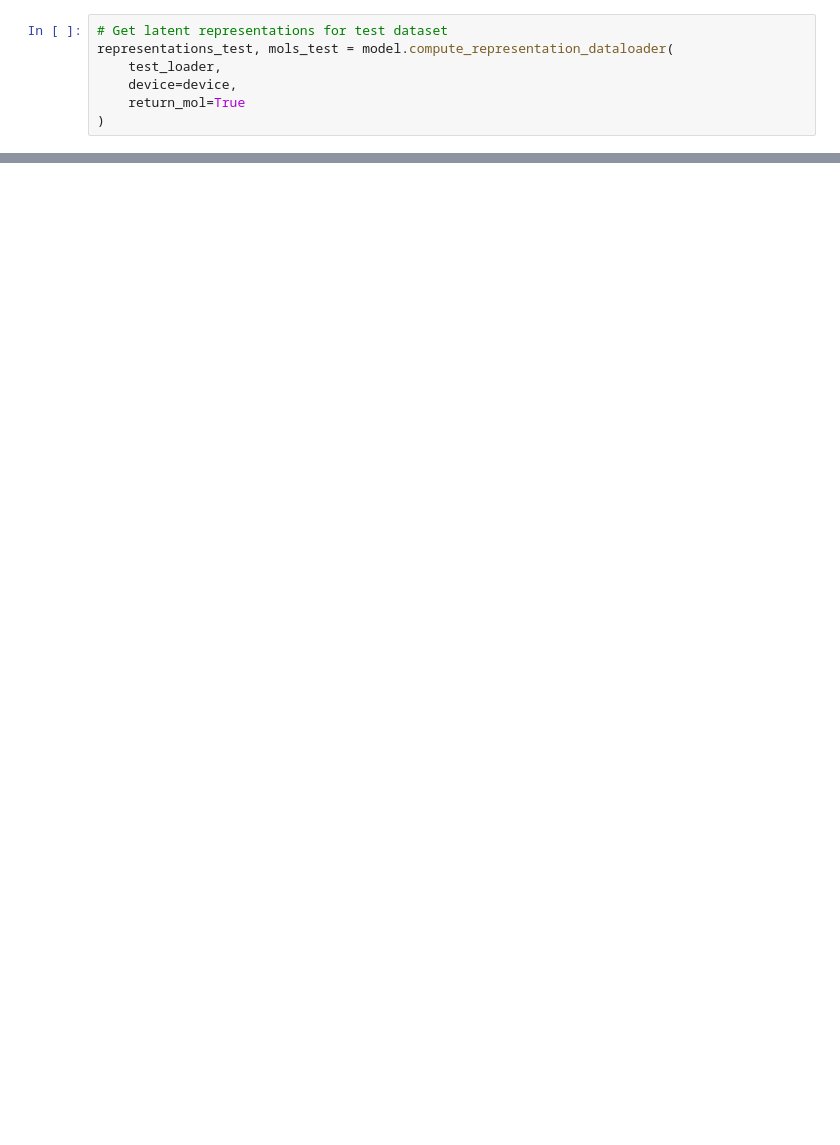
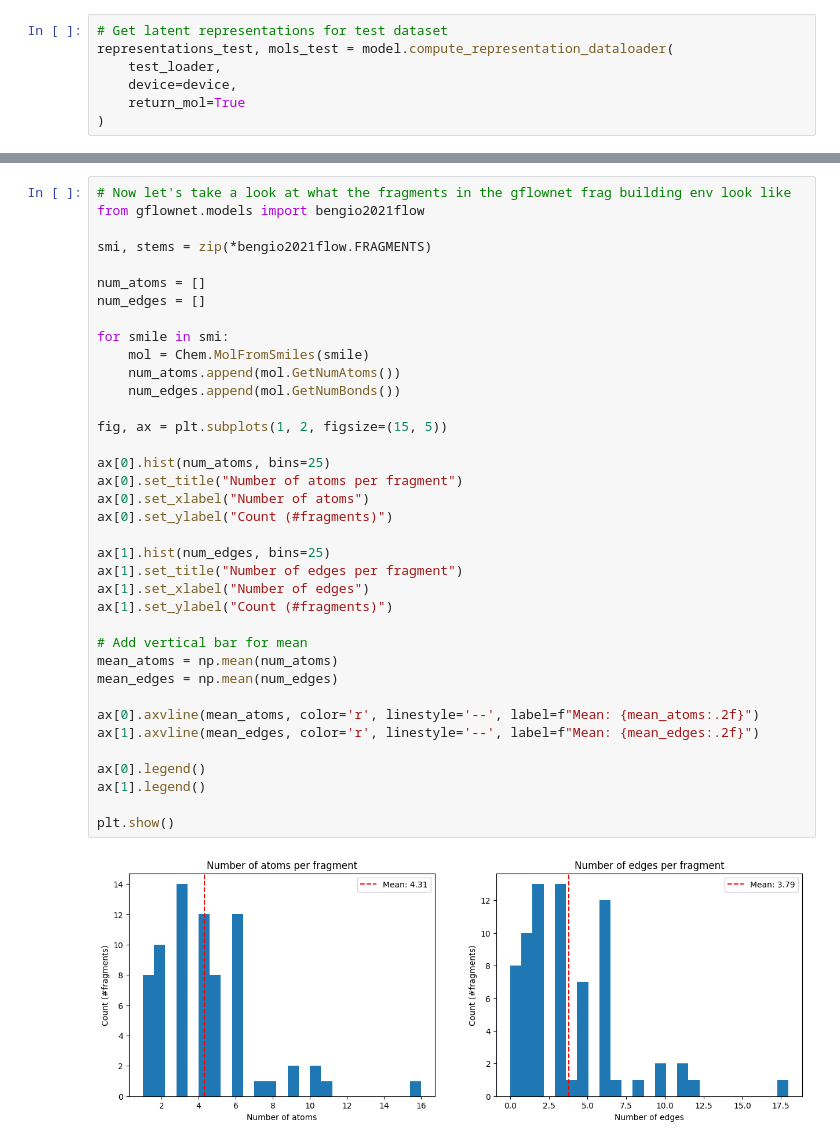
Before and after one commit to TheMatrixMaster/mmc-gene, a Jupyter notebook: multimodal_contrastive/analysis/debug_gfn.ipynb, the cells around one changed output, grey strips where cells are left out. Drawn from its saved outputs; the diff is of its cells as text; blank space fills up the shorter version.

```diff
--- a/multimodal_contrastive/analysis/debug_gfn.ipynb
+++ b/multimodal_contrastive/analysis/debug_gfn.ipynb
@@ -121,0 +163,39 @@ plt.show()
+# %%
+# Now let's take a look at what the fragments in the gflownet frag building env look like
+from gflownet.models import bengio2021flow
+
+smi, stems = zip(*bengio2021flow.FRAGMENTS)
+
+num_atoms = []
+num_edges = []
+
+for smile in smi:
+    mol = Chem.MolFromSmiles(smile)
+    num_atoms.append(mol.GetNumAtoms())
+    num_edges.append(mol.GetNumBonds())
+
+fig, ax = plt.subplots(1, 2, figsize=(15, 5))
+
+ax[0].hist(num_atoms, bins=25)
+ax[0].set_title("Number of atoms per fragment")
+ax[0].set_xlabel("Number of atoms")
+ax[0].set_ylabel("Count (#fragments)")
+
+ax[1].hist(num_edges, bins=25)
+ax[1].set_title("Number of edges per fragment")
+ax[1].set_xlabel("Number of edges")
+ax[1].set_ylabel("Count (#fragments)")
+
+# Add vertical bar for mean
+mean_atoms = np.mean(num_atoms)
+mean_edges = np.mean(num_edges)
+
+ax[0].axvline(mean_atoms, color='r', linestyle='--', label=f"Mean: {mean_atoms:.2f}")
+ax[1].axvline(mean_edges, color='r', linestyle='--', label=f"Mean: {mean_edges:.2f}")
+
+ax[0].legend()
+ax[1].legend()
+
+plt.show()
+# %% [output]
+[figure, added]
```
Also changed, not shown: parts of 6 cells of this notebook.
